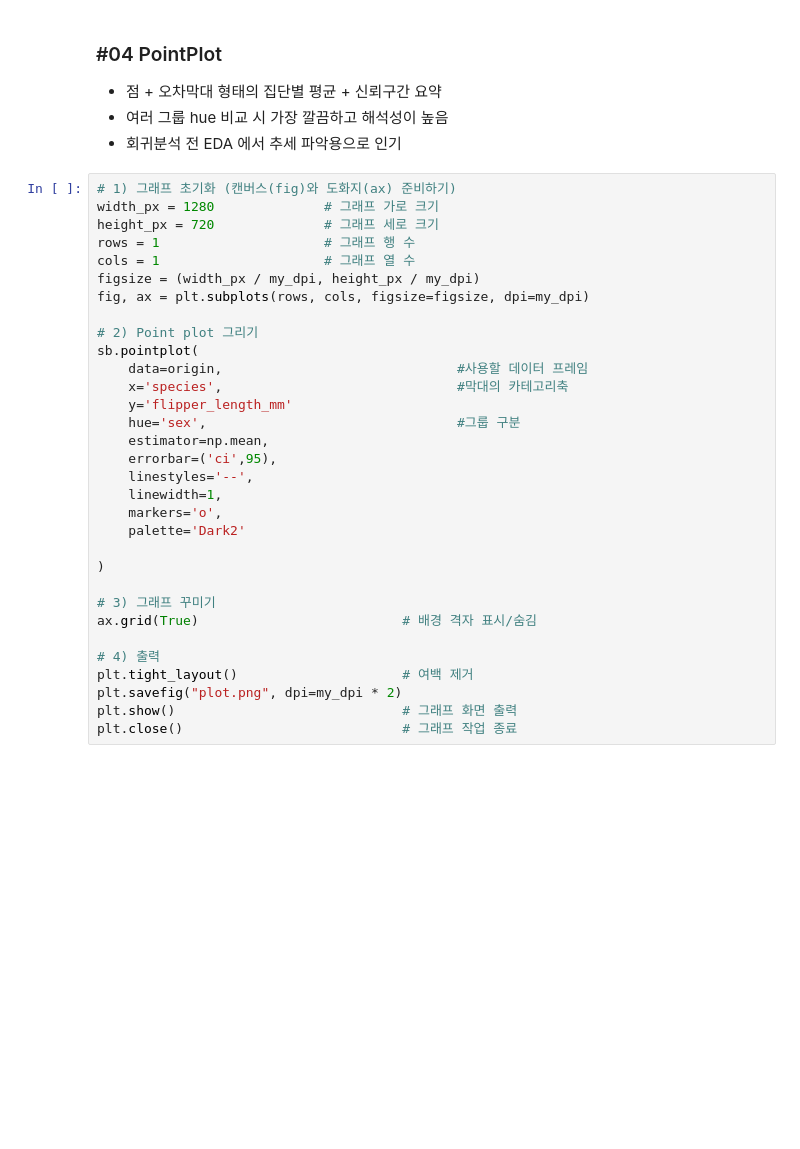
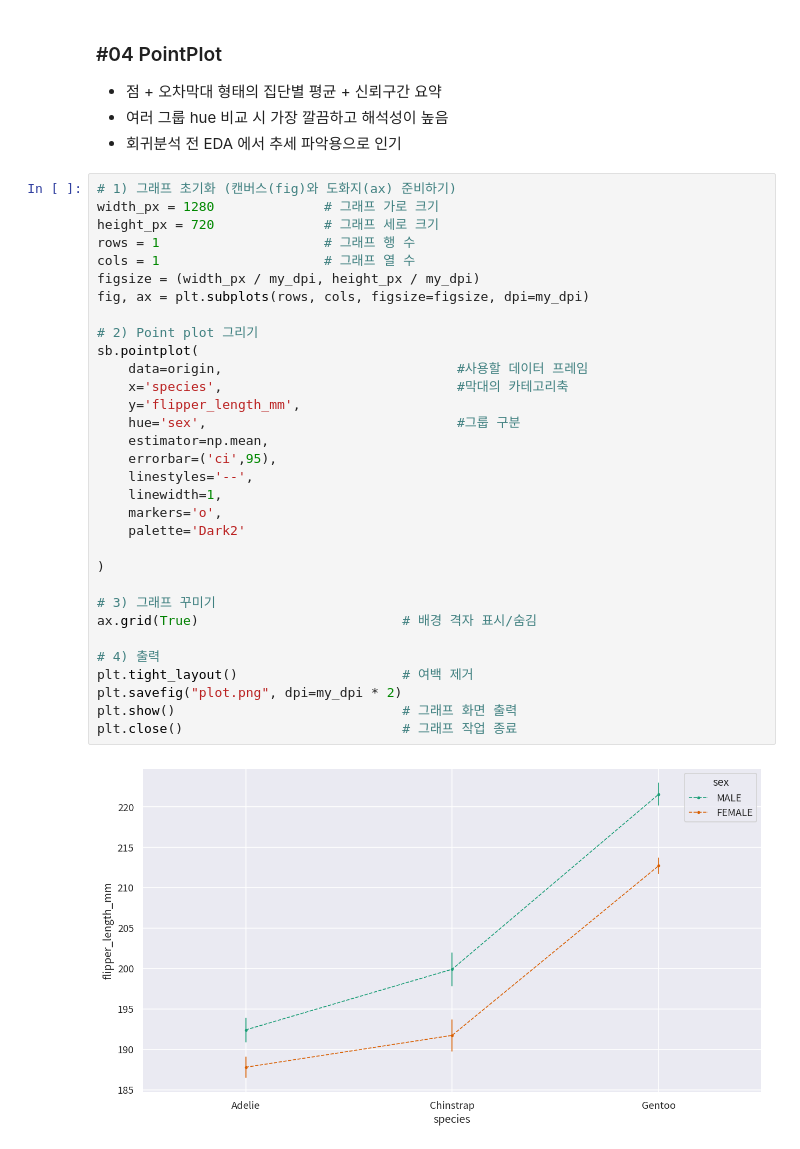
Before and after one commit to BoheeJeong/data_analysis_basic, a Jupyter notebook: [LAB-06] 데이터 시각화 개요/06-6-집단별 요약 시각화.ipynb, the cells around one changed output. Cells and saved outputs as stored; diff of their text form; blank space fills up the shorter version.

```diff
--- a/[LAB-06] 데이터 시각화 개요/06-6-집단별 요약 시각화.ipynb
+++ b/[LAB-06] 데이터 시각화 개요/06-6-집단별 요약 시각화.ipynb
@@ -118,31 +148,33 @@ plt.close()                            # 그래프 작업 종료
 # 1) 그래프 초기화 (캔버스(fig)와 도화지(ax) 준비하기)
 width_px = 1280              # 그래프 가로 크기
 height_px = 720              # 그래프 세로 크기
 rows = 1                     # 그래프 행 수
 cols = 1                     # 그래프 열 수
 figsize = (width_px / my_dpi, height_px / my_dpi)
 fig, ax = plt.subplots(rows, cols, figsize=figsize, dpi=my_dpi)
 
 # 2) Point plot 그리기
 sb.pointplot(
     data=origin,                              #사용할 데이터 프레임
     x='species',                              #막대의 카테고리축
-    y='flipper_length_mm'
+    y='flipper_length_mm',
     hue='sex',                                #그룹 구분
     estimator=np.mean,
     errorbar=('ci',95),
     linestyles='--',
     linewidth=1,
     markers='o',
     palette='Dark2'
 
 )
 
 # 3) 그래프 꾸미기
 ax.grid(True)                          # 배경 격자 표시/숨김
 
 # 4) 출력
 plt.tight_layout()                     # 여백 제거
 plt.savefig("plot.png", dpi=my_dpi * 2)
 plt.show()                             # 그래프 화면 출력
 plt.close()                            # 그래프 작업 종료
+# %% [output]
+[figure, added]
```
Also changed, not shown: parts of 4 cells of this notebook, 11 other files.
